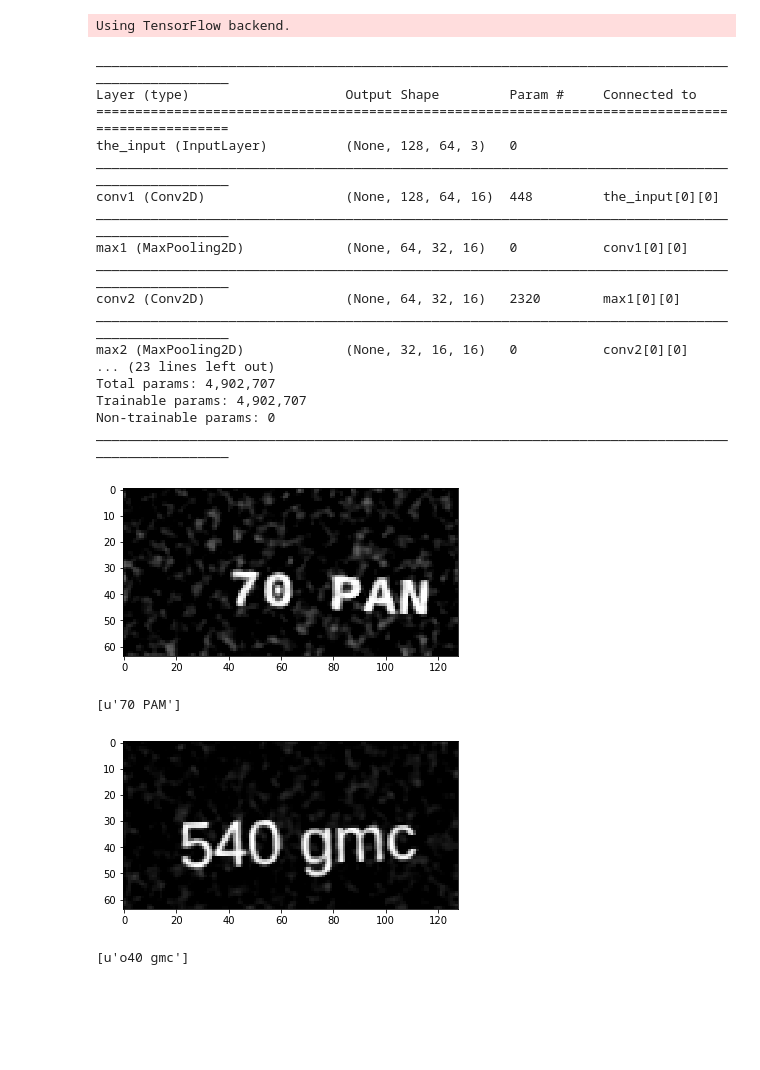
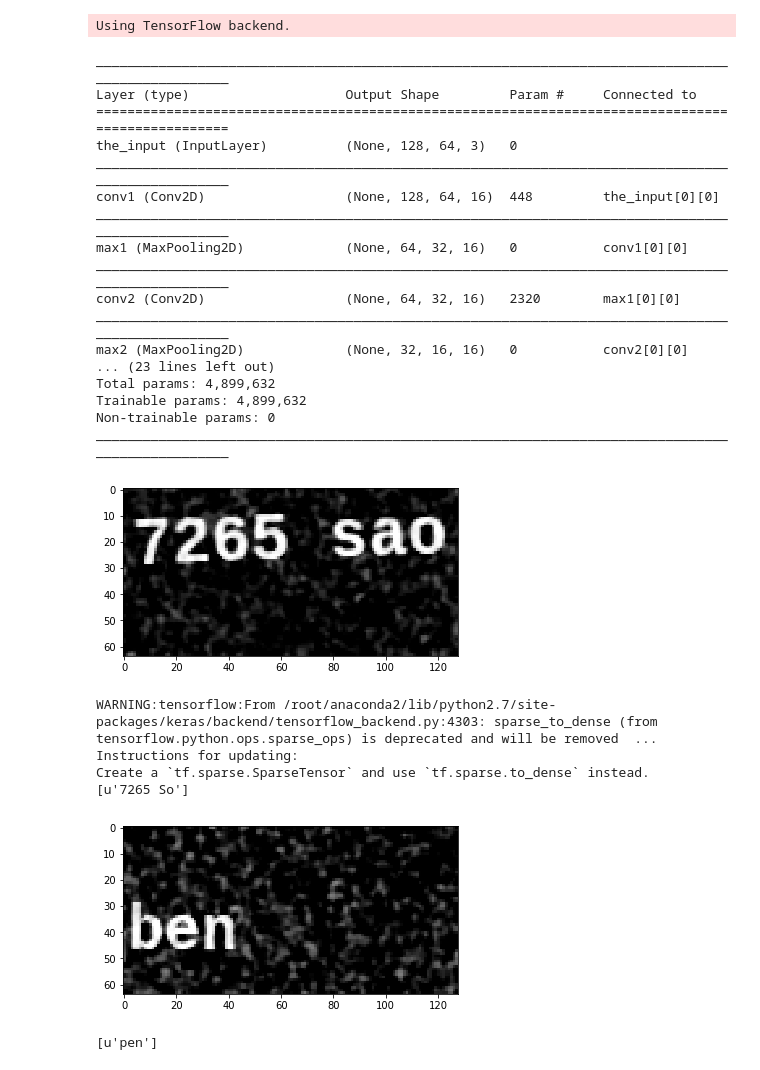
Before and after one commit to techgopal/OCR-Deep-Learning, a Jupyter notebook: src/main/ocr/ocr_result.ipynb, the cells around one changed output. Cells and saved outputs as stored; diff of their text form; code cells hidden in the pictures; blank space fills up the shorter version.

Commit message:
final chnages
final chnages

```diff
--- a/src/main/ocr/ocr_result.ipynb
+++ b/src/main/ocr/ocr_result.ipynb
@@ -73,9 +73,10 @@ def get_model(training,img_w,img_h,depth,alphabetLength,absolute_max_string_len)
     else:
         return Model(inputs=[input_data], outputs=y_pred)
 # %%
-model = get_model(False,128,64,3,67,16)
+#Chnage Paramters as per your architecture
+model = get_model(False,128,64,3,64,16)
 # %%
-model.load_weights('final_w.hdf5')
+model.load_weights('ocr_best_weights.hdf5')
 # %%
 model.summary()
 # %% [output]
@@ -92,8 +93,8 @@ conv2 (Conv2D)                  (None, 64, 32, 16)   2320        max1[0][0]
 __________________________________________________________________________________________________
 max2 (MaxPooling2D)             (None, 32, 16, 16)   0           conv2[0][0]
 ... (23 lines left out)
-Total params: 4,902,707
-Trainable params: 4,902,707
+Total params: 4,899,632
+Trainable params: 4,899,632
 Non-trainable params: 0
 __________________________________________________________________________________________________
 # %%
@@ -134,15 +136,18 @@ def test(modelPath,testPicTest):
     return top_pred_texts
 # %%
 %matplotlib inline
-test_image = '70 PAN.png'
+test_image = '7265 sao.png'
 print(test(model,test_image))
 # %% [output]
-[figure, old version]
+[figure, new version]
-[u'70 PAM']
+WARNING:tensorflow:From /root/anaconda2/lib/python2.7/site-packages/keras/backend/tensorflow_backend.py:4303: sparse_to_dense (from tensorflow.python.ops.sparse_ops) is deprecated and will be removed  ...
+Instructions for updating:
+Create a `tf.sparse.SparseTensor` and use `tf.sparse.to_dense` instead.
+[u'7265 So']
 # %%
-test_image = '540 gmc.png'
+test_image = 'ben.png'
 print(test(model,test_image))
 # %% [output]
-[figure, old version]
+[figure, new version]
-[u'o40 gmc']
+[u'pen']
 # %%
```
Also changed, not shown: parts of 4 cells of this notebook, 1 other file.
